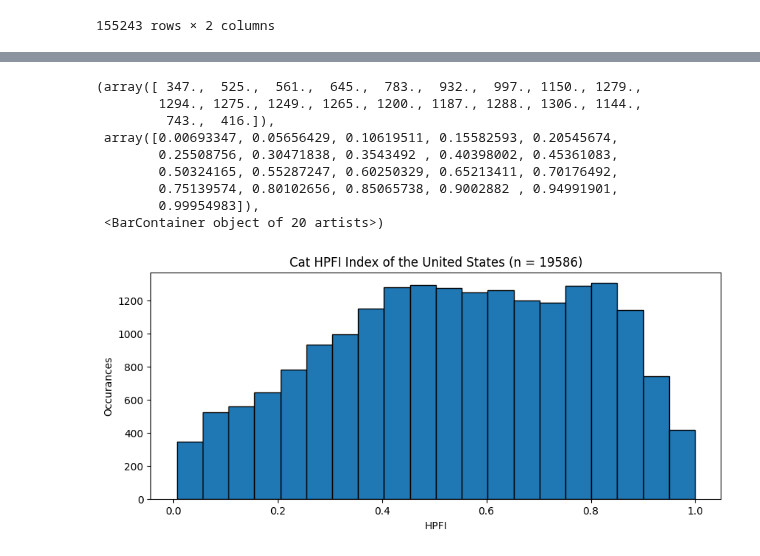
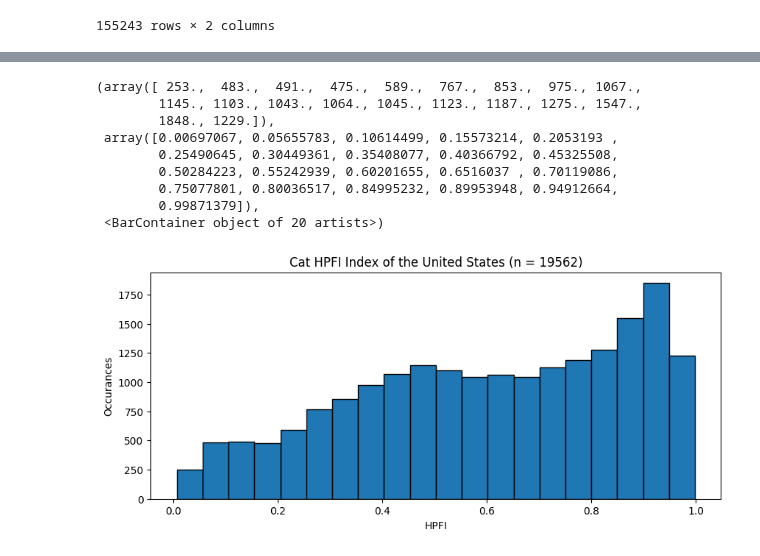
Before and after one commit to i2mx/IMMC-A-2024, a Jupyter notebook: Simulation1.ipynb, the cells around one changed output, grey strips where cells are left out. Drawn from its saved outputs; the diff is of its cells as text; code cells hidden in the pictures.

```diff
--- a/Simulation1.ipynb
+++ b/Simulation1.ipynb
@@ -62,4 +63,5 @@ df
 # %%
-sample_df = df.sample(n=20000, weights=df['HSUP_WGT'])
+N = 20000
+sample_df = df.sample(n=N, weights=df['HSUP_WGT'])
 sample_df
 # %% [output]
@@ -79,6 +81,8 @@ sample_df
 # %%
-# 'calculate' time
-sample_df['Free Time'] = 8
+# import random
+
+# # 'calculate' time
+# sample_df['Free Time'] = [ 1 + random.normalvariate(0,0.2) for _ in range(N)]
 
 # calculating FIPS codes
 
@@ -86,6 +90,8 @@ sample_df['GESTFIPS'] = sample_df['GESTFIPS'].astype(str).apply(lambda x: x.zfil
 sample_df['GTCO'] = sample_df['GTCO'].astype(str).apply(lambda x: x.zfill(3))
 sample_df['Code'] = sample_df['GESTFIPS'] + sample_df['GTCO']
 
+sample_df = sample_df.drop(columns=['GESTFIPS', 'GTCO'])
+
 # renaming cost of income
 sample_df = sample_df.rename(columns={'HTOTVAL': 'Income'})
 
@@ -224,6 +230,6 @@ sample_df
 # %%
 # clean up
-sample_df = sample_df.drop(columns=['GESTFIPS', 'GTCO']).rename(columns={"H_NUMPER": "Number of People", "median_square_feet": "Floor Area"})
+sample_df = sample_df.rename(columns={"H_NUMPER": "Number of People", "median_square_feet": "Floor Area"})
 sample_df['Floor Area'] = sample_df['Floor Area'] * 0.09290304
 sample_df['Density'] = sample_df['Density'] * 0.3861274922774502
 sample_df
@@ -244,40 +250,48 @@ sample_df
+# %%
+import random
+
+# 'calculate' time
+sample_df['Free Time'] = [ -0.0005*row['Density'] + 9 + random.normalvariate(0,0.2) for index, row in sample_df.iterrows()]
 # %%
 from modelcat import get_HPFI, get_income_index, get_space_index, get_time_index
 # %%
 sample_HPFI = []
 sample_II   = []
 sample_SI   = []
 sample_TI   = []
 
 for index, row in sample_df.iterrows():
     number_of_people    = row['Number of People']
     income              = row['Income']
     free_time           = row['Free Time']
     density             = row['Density']
     cost_of_living     = row['Cost of Living']
     floor_area          = row['Floor Area']
 
-    HPFI    = get_HPFI(density, cost_of_living, income, number_of_people, free_time, floor_area, 0)
+    HPFI    = get_HPFI(density, cost_of_living, income, number_of_people, free_time, floor_area, 100000/(density+1))
     II      = get_income_index(income, cost_of_living)
     SI      = get_space_index(density, number_of_people, floor_area, 0)
     TI      = get_time_index(free_time)
 
     sample_HPFI.append(HPFI)
+    sample_II.append(II)
+    sample_SI.append(SI)
+    sample_TI.append(TI)
 
 # sample_HPFI
 plt.figure(figsize=(10, 4))
 plt.title(f'Cat HPFI Index of the United States (n = {len(sample_HPFI)})')
 plt.xlabel('HPFI')
 plt.ylabel('Occurances')
 plt.hist(sample_HPFI, bins=20, edgecolor="black")
 # %% [output]
-(array([ 347.,  525.,  561.,  645.,  783.,  932.,  997., 1150., 1279.,
-        1294., 1275., 1249., 1265., 1200., 1187., 1288., 1306., 1144.,
-         743.,  416.]),
- array([0.00693347, 0.05656429, 0.10619511, 0.15582593, 0.20545674,
-        0.25508756, 0.30471838, 0.3543492 , 0.40398002, 0.45361083,
-        0.50324165, 0.55287247, 0.60250329, 0.65213411, 0.70176492,
-        0.75139574, 0.80102656, 0.85065738, 0.9002882 , 0.94991901,
-        0.99954983]),
+(array([ 253.,  483.,  491.,  475.,  589.,  767.,  853.,  975., 1067.,
+        1145., 1103., 1043., 1064., 1045., 1123., 1187., 1275., 1547.,
+        1848., 1229.]),
+ array([0.00697067, 0.05655783, 0.10614499, 0.15573214, 0.2053193 ,
+        0.25490645, 0.30449361, 0.35408077, 0.40366792, 0.45325508,
+        0.50284223, 0.55242939, 0.60201655, 0.6516037 , 0.70119086,
+        0.75077801, 0.80036517, 0.84995232, 0.89953948, 0.94912664,
+        0.99871379]),
  <BarContainer object of 20 artists>)
-[figure, old version]
+[figure, new version]
```
Also changed, not shown: parts of 14 cells of this notebook, 1 other file.
